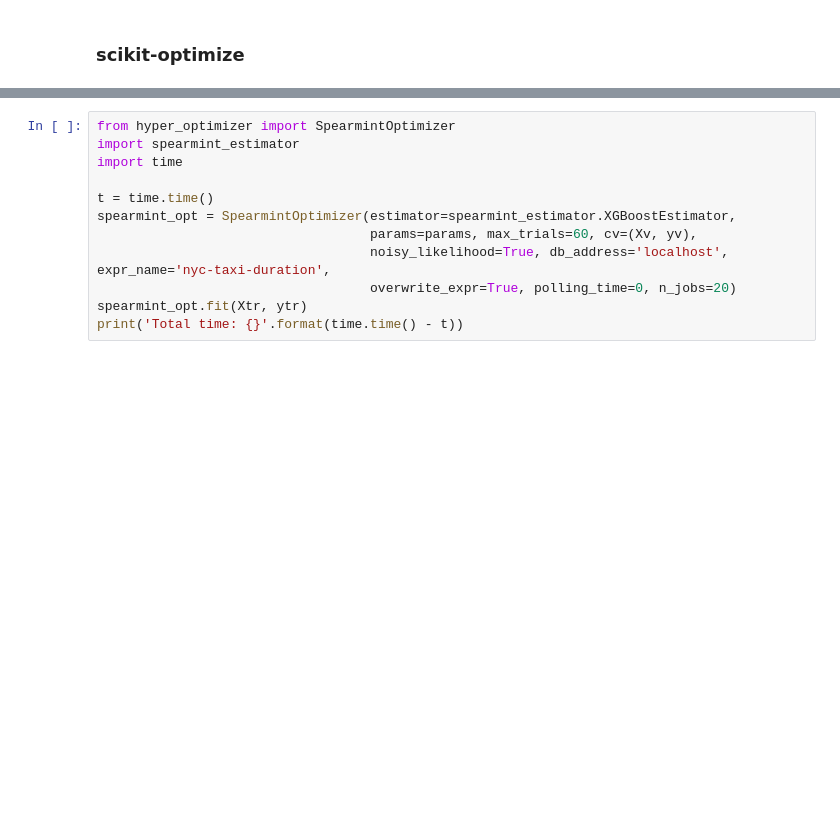
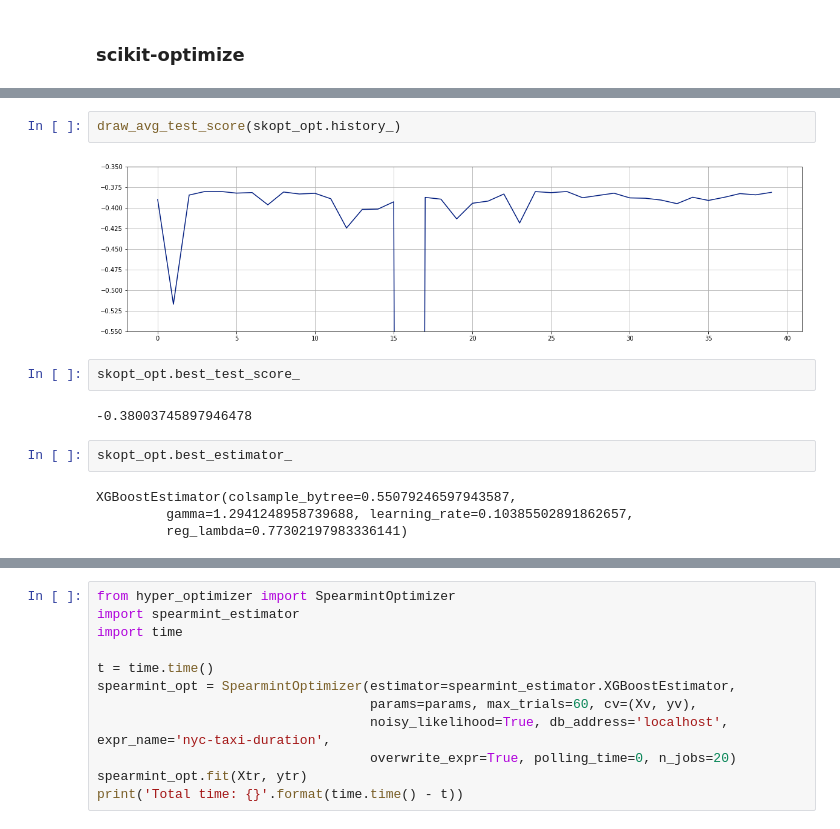
Before and after one commit to cebes/hyper-optimizer, a Jupyter notebook: main.ipynb, the cells around one changed output, grey strips where cells are left out. Saved outputs shown, nothing was run; the diff lists cells and outputs as text; blank space fills up the shorter version.

```diff
--- a/main.ipynb
+++ b/main.ipynb
@@ -442,0 +464,14 @@ print('Total time: {}'.format(time.time() - t))
+# %%
+draw_avg_test_score(skopt_opt.history_)
+# %% [output]
+[figure, added]
+# %%
+skopt_opt.best_test_score_
+# %% [output]
+-0.38003745897946478
+# %%
+skopt_opt.best_estimator_
+# %% [output]
+XGBoostEstimator(colsample_bytree=0.55079246597943587,
+         gamma=1.2941248958739688, learning_rate=0.10385502891862657,
+         reg_lambda=0.77302197983336141)
```
Also changed, not shown: parts of 9 cells of this notebook, 1 other file.
